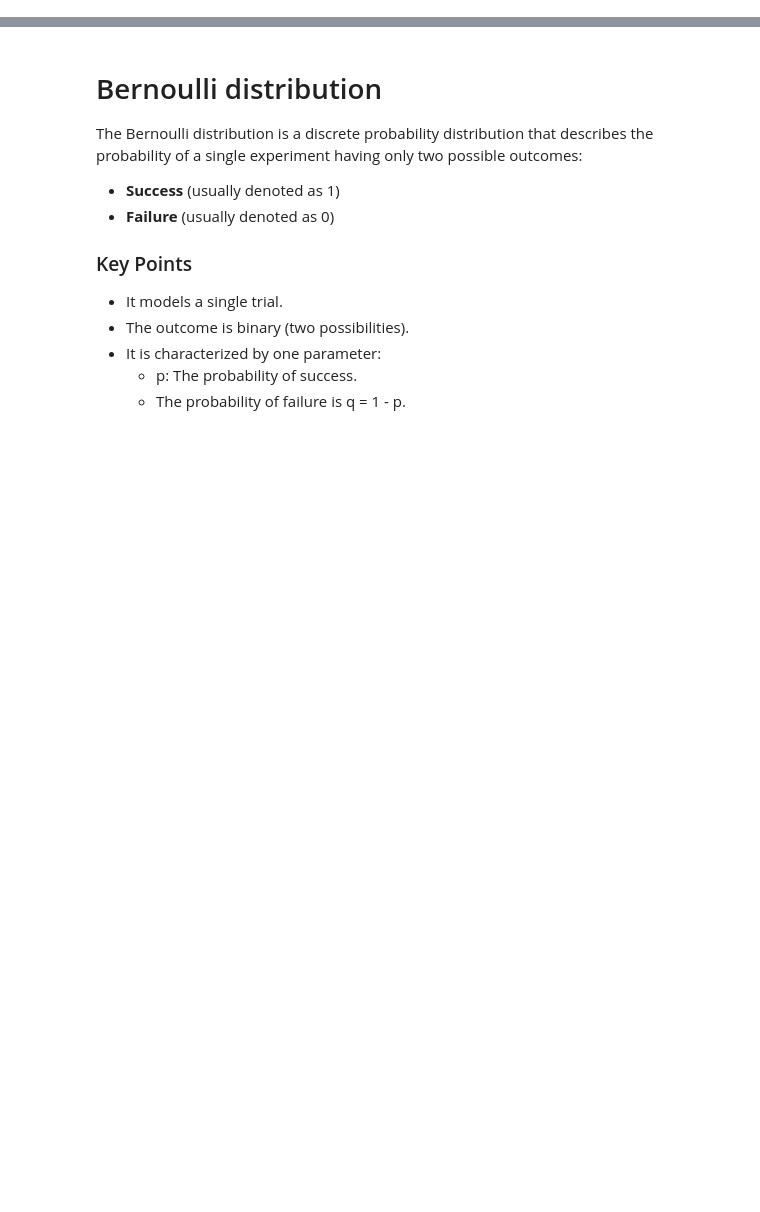
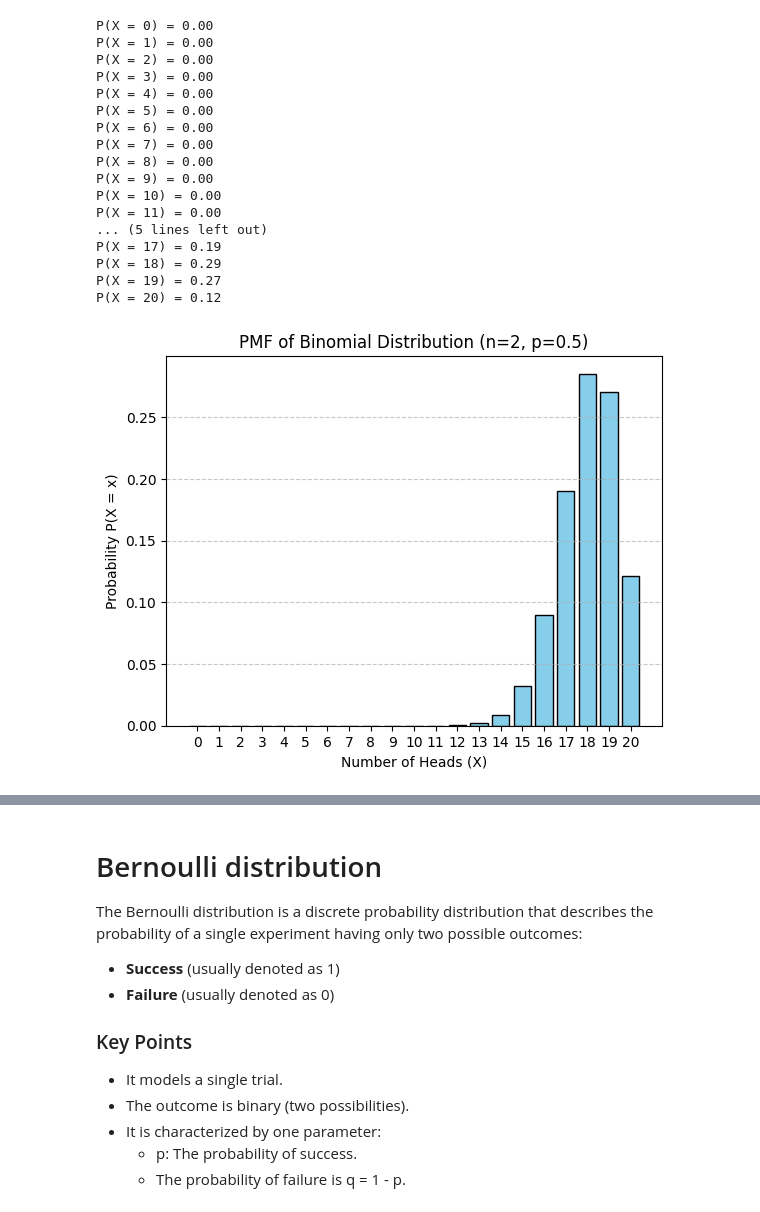
Before and after one commit to Shanmukh15501/DSML_PRACTISE_FILES, a Jupyter notebook: STATISTICS/session5.ipynb, the cells around one changed output, grey strips where cells are left out. Cells and saved outputs as stored; diff of their text form; code cells hidden in the pictures; blank space fills up the shorter version.

Commit message:
added binom.pmf

```diff
--- a/STATISTICS/session5.ipynb
+++ b/STATISTICS/session5.ipynb
@@ -0,0 +56,48 @@
+# %%
+# 📘 PMF Example: Binomial Distribution
+
+import numpy as np
+import matplotlib.pyplot as plt
+from scipy.stats import binom
+
+# Parameters for the binomial distribution
+n = 20       # number of trials (e.g., 2 coin tosses)
+p = 0.9     # probability of success (e.g., getting heads)
+
+# Values of the random variable X (number of heads)
+x = np.arange(0, n + 1)
+#{TT,HT,TH,HH} = [0, 1, 2]  # Possible outcomes for 2 coin tosses
+# Calculate PMF for each x
+pmf_values = binom.pmf(x, n, p)
+
+# Print PMF values
+for xi, pxi in zip(x, pmf_values):
+    print(f"P(X = {xi}) = {pxi:.2f}")
+
+# Plotting the PMF
+plt.bar(x, pmf_values, color='skyblue', edgecolor='black')
+plt.title('PMF of Binomial Distribution (n=2, p=0.5)')
+plt.xlabel('Number of Heads (X)')
+plt.ylabel('Probability P(X = x)')
+plt.xticks(x)
+plt.grid(axis='y', linestyle='--', alpha=0.7)
+plt.show()
+# %% [output]
+P(X = 0) = 0.00
+P(X = 1) = 0.00
+P(X = 2) = 0.00
+P(X = 3) = 0.00
+P(X = 4) = 0.00
+P(X = 5) = 0.00
+P(X = 6) = 0.00
+P(X = 7) = 0.00
+P(X = 8) = 0.00
+P(X = 9) = 0.00
+P(X = 10) = 0.00
+P(X = 11) = 0.00
+... (5 lines left out)
+P(X = 17) = 0.19
+P(X = 18) = 0.29
+P(X = 19) = 0.27
+P(X = 20) = 0.12
+[figure, added]
```
Also changed, not shown: parts of 8 cells of this notebook.
